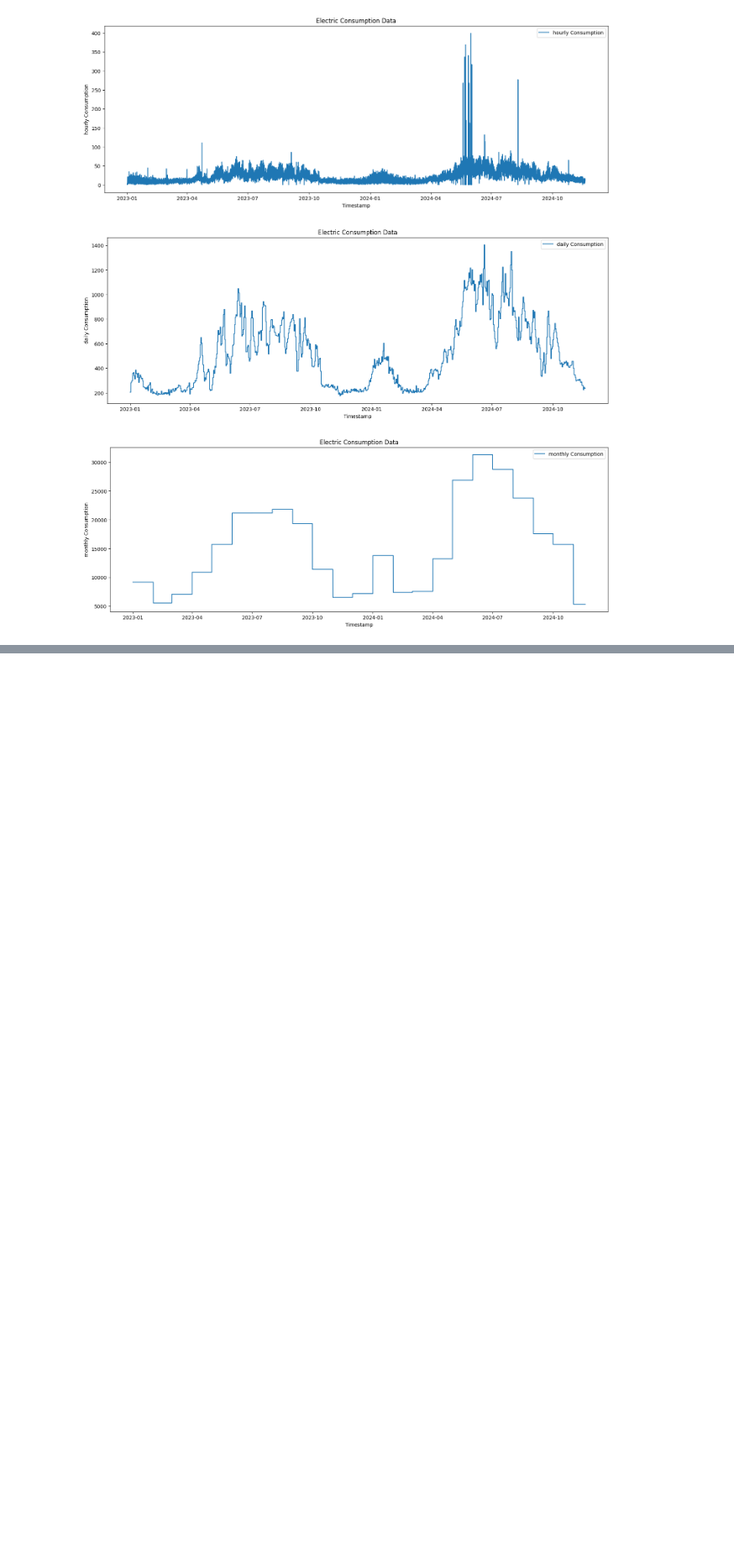
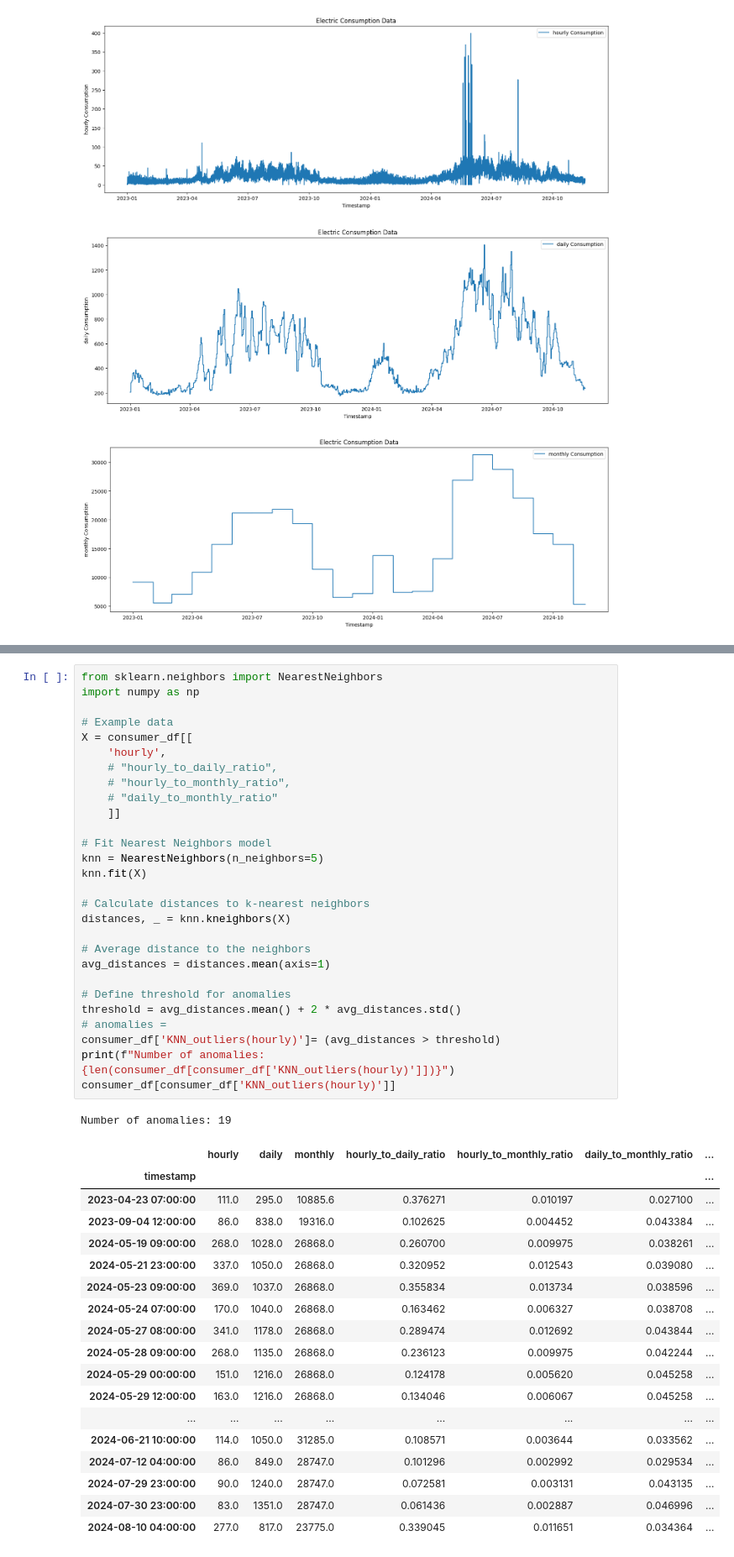
Before and after one commit to Harshvardhan1407/anamoly_detection, a Jupyter notebook: anamoly.ipynb, the cells around one changed output, grey strips where cells are left out. Shown: that part at 84% size. Drawn from its saved outputs; the diff is of its cells as text; blank space fills up the shorter version.

```diff
--- a/anamoly.ipynb
+++ b/anamoly.ipynb
@@ -225,0 +257,48 @@ array([0], dtype=int64)
+# %%
+from sklearn.neighbors import NearestNeighbors
+import numpy as np
+
+# Example data
+X = consumer_df[[
+    'hourly',
+    # "hourly_to_daily_ratio",
+    # "hourly_to_monthly_ratio",
+    # "daily_to_monthly_ratio"
+    ]]
+
+# Fit Nearest Neighbors model
+knn = NearestNeighbors(n_neighbors=5)
+knn.fit(X)
+
+# Calculate distances to k-nearest neighbors
+distances, _ = knn.kneighbors(X)
+
+# Average distance to the neighbors
+avg_distances = distances.mean(axis=1)
+
+# Define threshold for anomalies
+threshold = avg_distances.mean() + 2 * avg_distances.std()
+# anomalies =
+consumer_df['KNN_outliers(hourly)']= (avg_distances > threshold)
+print(f"Number of anomalies: {len(consumer_df[consumer_df['KNN_outliers(hourly)']])}")
+consumer_df[consumer_df['KNN_outliers(hourly)']]
+# %% [output]
+Number of anomalies: 19
+|  | hourly | daily | monthly | hourly_to_daily_ratio | hourly_to_monthly_ratio | daily_to_monthly_ratio | ... |
+| timestamp |  |  |  |  |  |  | ... |
+| 2023-04-23 07:00:00 | 111.0 | 295.0 | 10885.6 | 0.376271 | 0.010197 | 0.027100 | ... |
+| 2023-09-04 12:00:00 | 86.0 | 838.0 | 19316.0 | 0.102625 | 0.004452 | 0.043384 | ... |
+| 2024-05-19 09:00:00 | 268.0 | 1028.0 | 26868.0 | 0.260700 | 0.009975 | 0.038261 | ... |
+| 2024-05-21 23:00:00 | 337.0 | 1050.0 | 26868.0 | 0.320952 | 0.012543 | 0.039080 | ... |
+| 2024-05-23 09:00:00 | 369.0 | 1037.0 | 26868.0 | 0.355834 | 0.013734 | 0.038596 | ... |
+| 2024-05-24 07:00:00 | 170.0 | 1040.0 | 26868.0 | 0.163462 | 0.006327 | 0.038708 | ... |
+| 2024-05-27 08:00:00 | 341.0 | 1178.0 | 26868.0 | 0.289474 | 0.012692 | 0.043844 | ... |
+| 2024-05-28 09:00:00 | 268.0 | 1135.0 | 26868.0 | 0.236123 | 0.009975 | 0.042244 | ... |
+| 2024-05-29 00:00:00 | 151.0 | 1216.0 | 26868.0 | 0.124178 | 0.005620 | 0.045258 | ... |
+| 2024-05-29 12:00:00 | 163.0 | 1216.0 | 26868.0 | 0.134046 | 0.006067 | 0.045258 | ... |
+| ... | ... | ... | ... | ... | ... | ... | ... |
+| 2024-06-21 10:00:00 | 114.0 | 1050.0 | 31285.0 | 0.108571 | 0.003644 | 0.033562 | ... |
+| 2024-07-12 04:00:00 | 86.0 | 849.0 | 28747.0 | 0.101296 | 0.002992 | 0.029534 | ... |
+| 2024-07-29 23:00:00 | 90.0 | 1240.0 | 28747.0 | 0.072581 | 0.003131 | 0.043135 | ... |
+| 2024-07-30 23:00:00 | 83.0 | 1351.0 | 28747.0 | 0.061436 | 0.002887 | 0.046996 | ... |
+| 2024-08-10 04:00:00 | 277.0 | 817.0 | 23775.0 | 0.339045 | 0.011651 | 0.034364 | ... |
```
Also changed, not shown: parts of 17 cells of this notebook.
